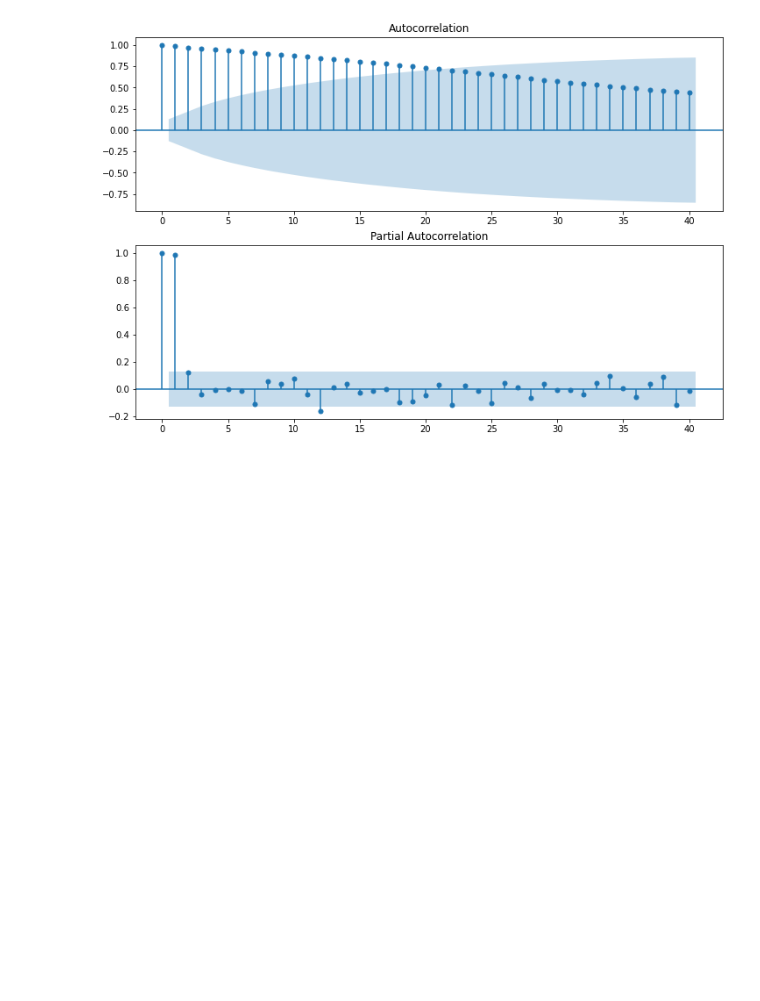
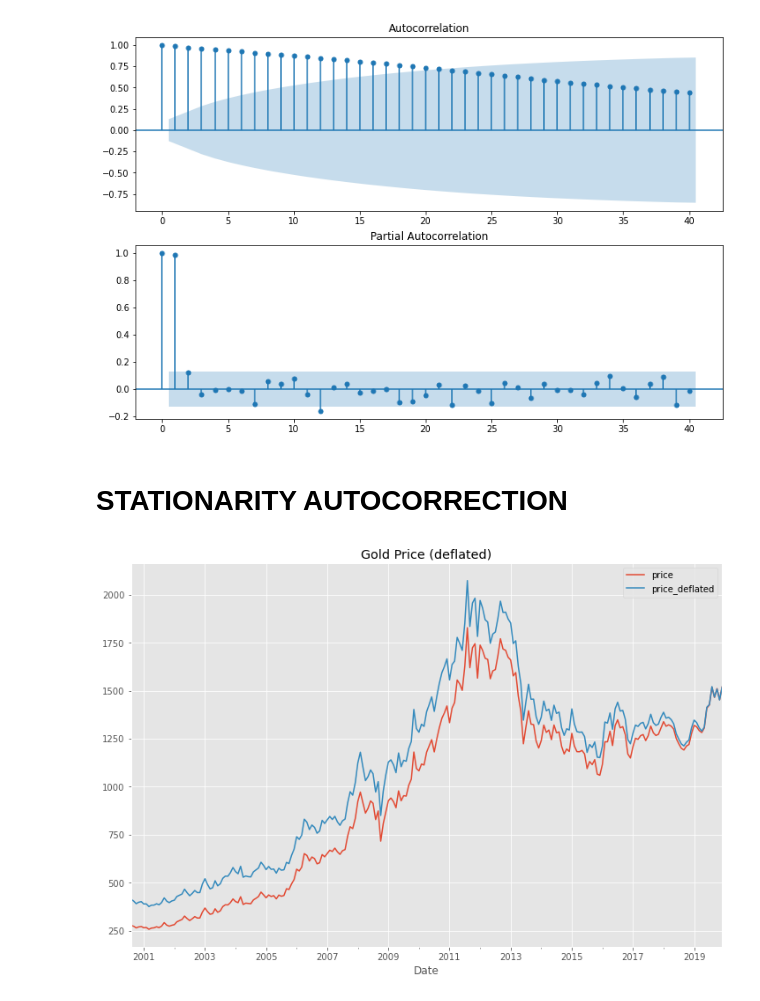
Before and after one commit to annkon22/Finance_python, a Jupyter notebook: testing_stationarity.ipynb, the cells around one changed output. Cells and saved outputs as stored; diff of their text form; code cells hidden in the pictures; blank space fills up the shorter version.

```diff
--- a/testing_stationarity.ipynb
+++ b/testing_stationarity.ipynb
@@ -85,3 +85,5 @@ plot_pacf(df.price, ax= ax[1], lags = N_LAGS, alpha=SIGNIFICANCE_LEVEL)
 plt.show()
 # %% [output]
 [figure]
+# %% [markdown]
+# STATIONARITY AUTOCORRECTION
@@ -87,0 +113,15 @@ plt.show()
+# %%
+# deflate the gold prices and plot the results
+
+
+DEFL_DATE = date(2019, 12, 31)
+
+df['dt_index'] = df.index.map(lambda x: x.to_pydatetime().date())
+df['price_deflated'] = df.apply(lambda x: cpi.inflate(x.price, x.dt_index, DEFL_DATE), axis = 1)
+# %%
+plt.style.use('ggplot')
+fig, ax = plt.subplots(figsize = (12, 8))
+df[['price', 'price_deflated']].plot(ax = ax, title='Gold Price (deflated)')
+plt.show()
+# %% [output]
+[figure, added]
```
Also changed, not shown: parts of 12 cells of this notebook.
